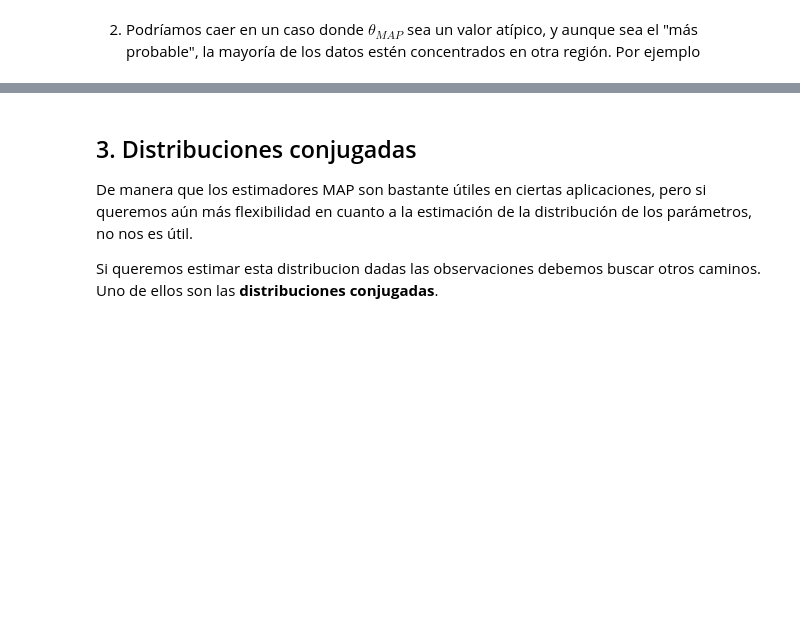
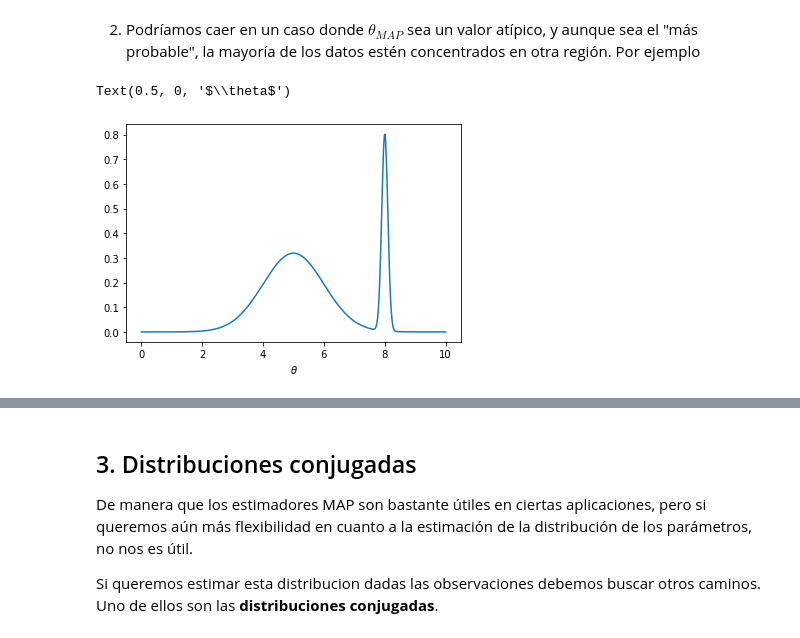
Before and after one commit to judith-ale/mebo2022, a Jupyter notebook: modulo1/tema4/3-bayes-previa-conjugadas.ipynb, the cells around one changed output, grey strips where cells are left out. Saved outputs shown, nothing was run; the diff lists cells and outputs as text; code cells hidden in the pictures; blank space fills up the shorter version.

```diff
--- a/modulo1/tema4/3-bayes-previa-conjugadas.ipynb
+++ b/modulo1/tema4/3-bayes-previa-conjugadas.ipynb
@@ -123,5 +120,18 @@ Esto tiene varias implicaciones:
+# %%
+# Definir VA X, Y
+X = norm(loc=5, scale=1)
+Y = norm(loc=8, scale=0.1)
+# %%
+# Suma ponderada de densidades
+x = np.linspace(0, 10, 1000)
+pdf_Z = 0.8 * X.pdf(x) + 0.2 * Y.pdf(x)
 # %%
 # Graficar densidad de Z
+plt.plot(x, pdf_Z)
+plt.xlabel(r'$\theta$')
+# %% [output]
+Text(0.5, 0, '$\\theta$')
+[figure, added]
 # %% [markdown]
 3. Si solo estimamos un punto, no podríamos estimar regiones de credibildiad (intervalos de confianza).
 
```
Also changed, not shown: parts of 12 cells of this notebook.
